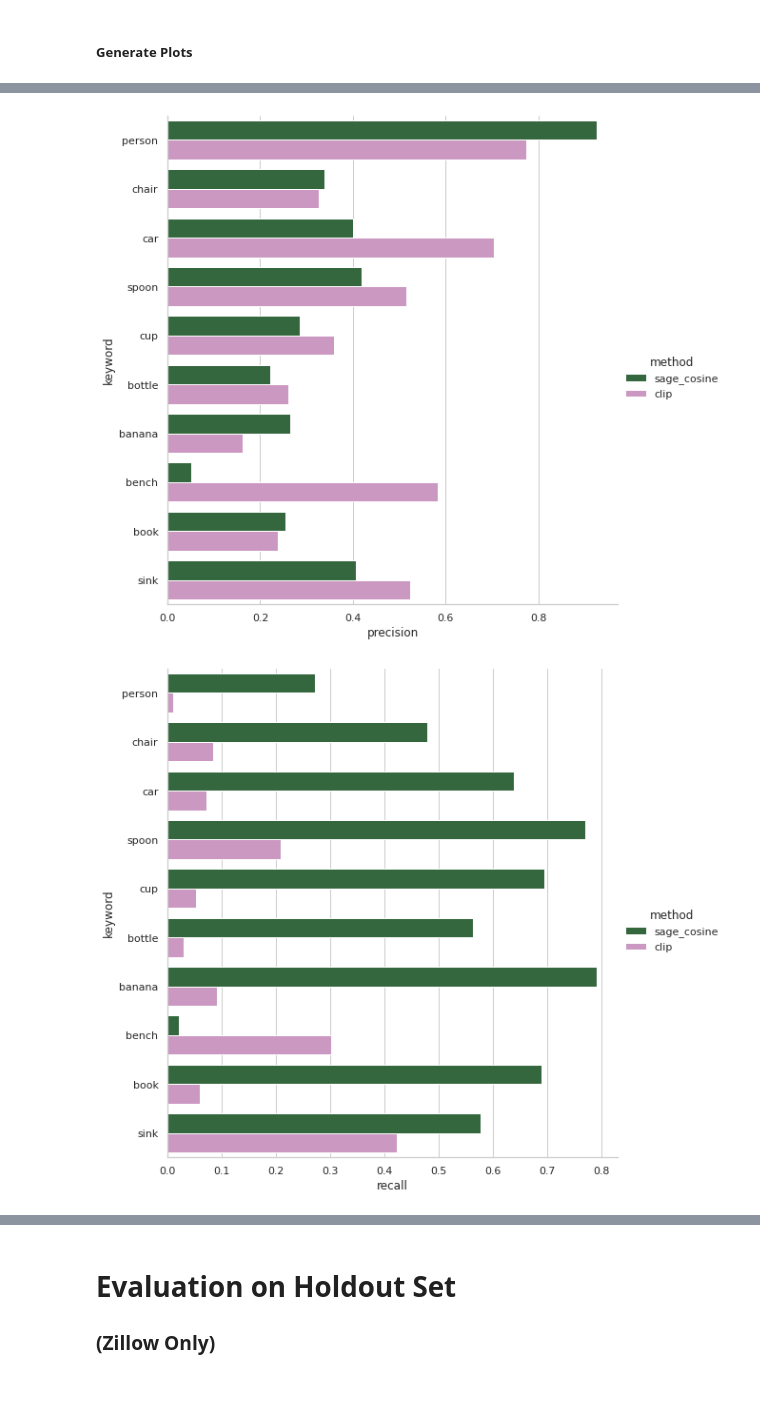
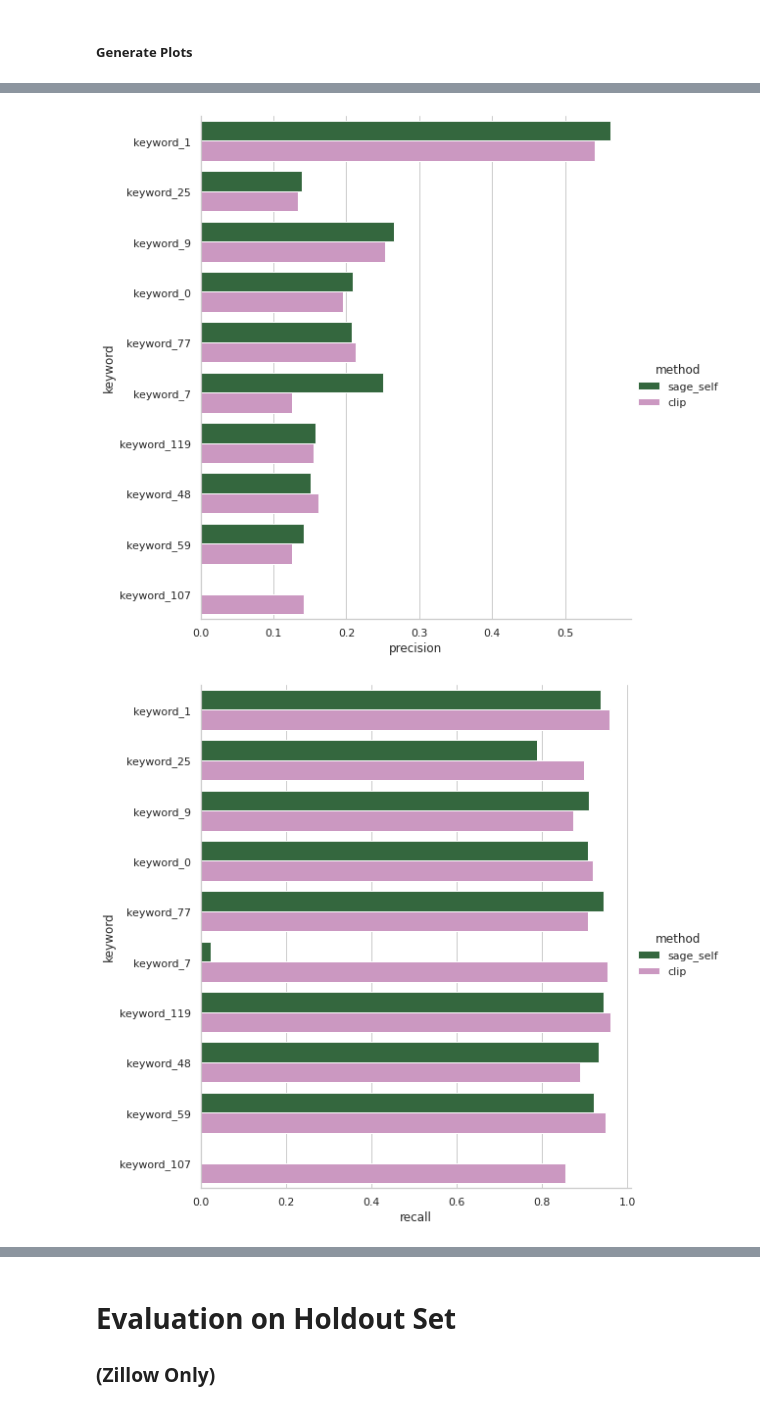
Before and after one commit to tanyanaheta/capstone-mmkg, a Jupyter notebook: notebooks/validation_exp_all.ipynb, the cells around one changed output, grey strips where cells are left out. Drawn from its saved outputs; the diff is of its cells as text; code cells hidden in the pictures.

```diff
--- a/notebooks/validation_exp_all.ipynb
+++ b/notebooks/validation_exp_all.ipynb
@@ -295,7 +295,6 @@ Set WD location to /scratch/aks9136/projects/NYU-Zillow-Capstone-2022-Team-A
 # %% [markdown]
 ## CUDA
 # %%
-'''
 try:
     if not torch.cuda.is_available():
         device = "cpu"
@@ -306,6 +305,3 @@ try:
 except:
     device = "cpu"
     print('No GPU available, using CPU')
-'''
-
-device = 'cuda'
@@ -315,8 +313,8 @@ device = 'cuda'
 ## Select reconnection method
 # %%
 #reconnection_method = 'scene'
-reconnection_method = 'cosine'
-#reconnection_method = 'self'
+#reconnection_method = 'cosine'
+reconnection_method = 'self'
 # %% [markdown]
 ## Graph Training
 # %%
@@ -327,11 +325,11 @@ org = 'coco'
 if org == 'coco':
     pre_connect_threshold = 0.95
     connect_type = f'_images_{str(pre_connect_threshold).split(".")[-1]}' if reconnection_method == 'cosine' else ''
-    csv_dataset_root = cfg.data.coco_graph_root + connect_type
+    csv_dataset_root = cfg.graph.mscoco.graph_dir + connect_type
 elif org == 'zillow':
     pre_connect_threshold = 0.975
     connect_type = f'_images_{str(pre_connect_threshold).split(".")[-1]}' if reconnection_method == 'cosine' else ''
-    csv_dataset_root = cfg.data.zillow_root + connect_type
+    csv_dataset_root = cfg.graph.zillow.graph_dir + connect_type
 
 modal_node_ids_file = os.path.join(csv_dataset_root,'modal_node_ids.json')
 datamodule = DataModule(
@@ -901,11 +891,15 @@ sns.set_theme(style="whitegrid")
 def compute_f1(prec, rec):
     return 2*(prec*rec) / (prec+rec) if (prec + rec) > 0 else 0
 
-if not os.path.exists('val_prec_rec_f1_data.csv'):
+output_dir = cfg.exp_outputs.coco if org == 'coco' else cfg.exp_outputs.zillow
+
+if not os.path.exists(os.path.join(output_dir, 'val_prec_rec_f1_data.csv')):
+    if not os.path.exists(output_dir):
+        os.mkdir(output_dir)
     prec_rec_f1_data = pd.DataFrame(columns=['exp_name', 'precision_macro', 'recall_macro',
                                             'f1_macro', 'precision_micro', 'recall_micro', 'f1_micro'])
 else:
-    prec_rec_f1_data = pd.read_csv('val_prec_rec_f1_data.csv')
+    prec_rec_f1_data = pd.read_csv(os.path.join(output_dir, 'val_prec_rec_f1_data.csv'))
     prec_rec_f1_data = prec_rec_f1_data[prec_rec_f1_data['exp_name']!=f'sage_{reconnection_method}']
     prec_rec_f1_data = prec_rec_f1_data[prec_rec_f1_data['exp_name']!='clip']
 
@@ -926,7 +920,7 @@ for exp_name in results_by_keyword:
     exp_results['exp_name'] = [exp_name]
     prec_rec_f1_data = pd.concat([prec_rec_f1_data, exp_results], ignore_index=True)
 
-prec_rec_f1_data.to_csv('val_prec_rec_f1_data.csv', index=False)
+prec_rec_f1_data.to_csv(os.path.join(output_dir, 'val_prec_rec_f1_data.csv'), index=False)
 
 if org == 'zillow':
     train_new_old_node_id_mapping_file = os.path.join(csv_dataset_root,'new_old_node_id_mapping.json')
@@ -937,13 +931,14 @@ if org == 'zillow':
     keyword_node_ids = eval_subgraph.nodes()[(eval_subgraph.ndata['ntype']==1).nonzero().squeeze()]
     keyword_node_ids = [train_new_old_node_id_mapping[str(key.item())] for key in keyword_node_ids]
 
-
 elif org == 'coco':
     mapper_file = 'tag_id_name_mapper.json'
     id_keyword_mapper = json.load(open(os.path.join('notebooks', mapper_file), 'r'))
 
     keyword_node_ids = eval_subgraph.ndata['_ID'][(eval_subgraph.ndata['ntype']==1).nonzero().squeeze()]
     keyword_node_ids = [str(node_id.item()) for node_id in keyword_node_ids]
+
+
 
 keywords = [id_keyword_mapper[keyword_node_ids[i]] if keyword_node_ids[i] in list(id_keyword_mapper.keys())
             else f'keyword_{i}' for i in range(len(keyword_node_ids))]
@@ -952,35 +947,35 @@ keywords = [id_keyword_mapper[keyword_node_ids[i]] if keyword_node_ids[i] in lis
 by_keyword_results = pd.concat([pd.DataFrame({'keyword': keywords,
                                             'method': f'sage_{reconnection_method}',
                                             'precision': best_sage_results_by_keyword['precision'],
                                             'recall': best_sage_results_by_keyword['recall'],
                                             'weights': weights}).sort_values(by='weights', ascending=False)\
                                             .drop_duplicates(subset='keyword').head(10),
                                 pd.DataFrame({'keyword': keywords,
                                             'method': 'clip',
                                             'precision': best_clip_results_by_keyword['precision'],
                                             'recall': best_clip_results_by_keyword['recall'],
                                             'weights': weights}).sort_values(by='weights', ascending=False)\
                                             .drop_duplicates(subset='keyword').head(10)]
                                 )
 
 ax_prec = sns.catplot(
     data=by_keyword_results, kind="bar",
     x="precision", y="keyword", hue="method",
     palette="cubehelix", height=8
 )
 ax_prec.set_axis_labels("precision", "keyword")
 
 ax_rec = sns.catplot(
     data=by_keyword_results, kind="bar",
     x="recall", y="keyword", hue="method",
     palette="cubehelix", height=8
 )
 
 ax_rec.set_axis_labels("recall", "keyword")
 plt.show()
 # %% [output]
-[figure, old version]
+[figure, new version]
-[figure, old version]
+[figure, new version]
 # %%
 prec_rec_f1_data_plot = pd.melt(prec_rec_f1_data, id_vars=['exp_name'], value_vars=['precision_macro', 'recall_macro', 'f1_macro',
                                                                 'precision_micro', 'recall_micro', 'f1_micro'])
```
Also changed, not shown: parts of 30 cells of this notebook, 2 other files.
